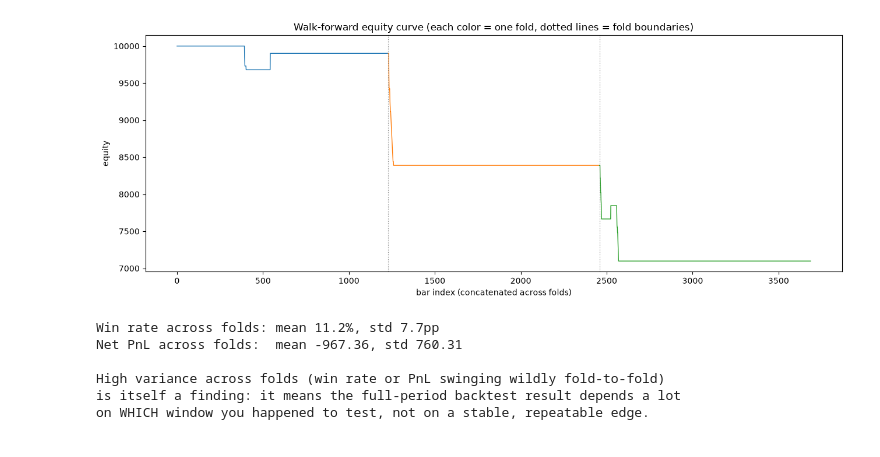
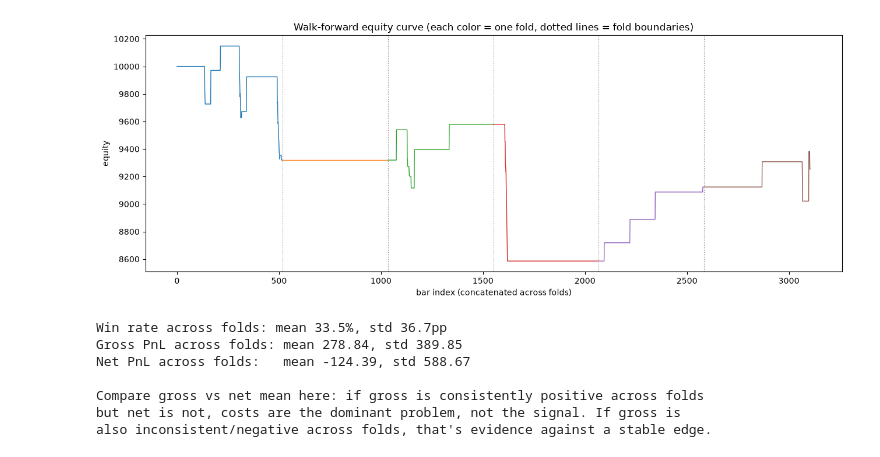
Before and after one commit to c-mk/tr, a Jupyter notebook: spread_backtest_analysis.ipynb, the cells around one changed output. Saved outputs shown, nothing was run; the diff lists cells and outputs as text; code cells hidden in the pictures.

```diff
--- a/spread_backtest_analysis.ipynb
+++ b/spread_backtest_analysis.ipynb
@@ -39,9 +40,9 @@ so the notebook still runs end-to-end for testing the mechanics.
 # %%
 data = load_price_data(
-    mt5_csv_path="USDJPYM1.csv",   # your real export, same folder as this notebook
+    mt5_csv_path="USDJPYM5.csv",
     hl_coin="xyz:JPY",
-    hl_interval="1m",
-    mt5_tz=None,   # set your broker's server timezone if known, e.g. "Etc/GMT-3"
+    hl_interval="5m",   # try "5m" or "15m" for a longer real backtest window
+    mt5_tz=None,
 )
 
 print(f"{len(data):,} aligned bars")
@@ -66,15 +65,14 @@ re-run until it looks better.
 # %%
 cfg = StrategyConfig(
-    entry_sigma=1.5,
+    entry_sigma=2.0,
     exit_sigma=0.0,
     stop_sigma_extra=1.0,
     risk_pct_per_trade=0.01,
-    max_drawdown_pct=0.15,          # <-- picked from risk tolerance, not tuned against results
+    max_drawdown_pct=0.10,
     order_type="market",
-    rolling=True,                   # rolling mu/sigma is more realistic than one static window
-    lookback_bars=2000,             # ~1 trading day of 1-min bars
+    rolling=True,
+    lookback_bars=500,     # ~1 day of 1-min bars -- shrink this if using a short real data window
     starting_equity=10_000.0,
-
 )
 cfg
 # %% [output]
@@ -173,8 +169,9 @@ should hold up reasonably across most folds — not just look good in one.
 # %%
-wf = walk_forward_test(data, cfg, n_folds=3, compound=True)
+wf = walk_forward_test(data, cfg, n_folds=6, compound=True)
 fold_stats = wf["fold_stats"]
 
 cols = ["fold", "fold_start", "fold_end", "trades", "win_rate_pct",
-        "total_net_pnl", "max_drawdown_pct", "sharpe", "sortino", "ending_equity"]
+        "total_gross_pnl", "total_commission", "total_net_pnl",
+        "max_drawdown_pct", "sharpe", "sortino", "ending_equity"]
 fold_stats[cols]
 # %% [output]
@@ -185,37 +185,37 @@ fold_stats[cols]
 # %%
 fig, ax = plt.subplots(figsize=(13, 5))
 
 offset = 0
 boundaries = []
 for bt in wf["backtesters"]:
     eq = bt.equity_df["equity"]
     x = range(offset, offset + len(eq))
     ax.plot(x, eq.values, linewidth=1)
     offset += len(eq)
     boundaries.append(offset)
 
 for b in boundaries[:-1]:
     ax.axvline(b, color="gray", linestyle=":", linewidth=0.8)
 
 ax.set_title("Walk-forward equity curve (each color = one fold, dotted lines = fold boundaries)")
 ax.set_xlabel("bar index (concatenated across folds)")
 ax.set_ylabel("equity")
 plt.tight_layout()
 plt.show()
 
-print(f"Win rate across folds: mean {fold_stats['win_rate_pct'].mean():.1f}%, "
-      f"std {fold_stats['win_rate_pct'].std():.1f}pp")
-print(f"Net PnL across folds:  mean {fold_stats['total_net_pnl'].mean():.2f}, "
-      f"std {fold_stats['total_net_pnl'].std():.2f}")
+print(f"Win rate across folds: mean {fold_stats['win_rate_pct'].mean():.1f}%, std {fold_stats['win_rate_pct'].std():.1f}pp")
+print(f"Gross PnL across folds: mean {fold_stats['total_gross_pnl'].mean():.2f}, std {fold_stats['total_gross_pnl'].std():.2f}")
+print(f"Net PnL across folds:   mean {fold_stats['total_net_pnl'].mean():.2f}, std {fold_stats['total_net_pnl'].std():.2f}")
 print()
-print("High variance across folds (win rate or PnL swinging wildly fold-to-fold)")
-print("is itself a finding: it means the full-period backtest result depends a lot")
-print("on WHICH window you happened to test, not on a stable, repeatable edge.")
+print("Compare gross vs net mean here: if gross is consistently positive across folds")
+print("but net is not, costs are the dominant problem, not the signal. If gross is")
+print("also inconsistent/negative across folds, that's evidence against a stable edge.")
 # %% [output]
-[figure, old version]
+[figure, new version]
-Win rate across folds: mean 11.2%, std 7.7pp
-Net PnL across folds:  mean -967.36, std 760.31
+Win rate across folds: mean 33.5%, std 36.7pp
+Gross PnL across folds: mean 278.84, std 389.85
+Net PnL across folds:   mean -124.39, std 588.67
 
-High variance across folds (win rate or PnL swinging wildly fold-to-fold)
-is itself a finding: it means the full-period backtest result depends a lot
-on WHICH window you happened to test, not on a stable, repeatable edge.
+Compare gross vs net mean here: if gross is consistently positive across folds
+but net is not, costs are the dominant problem, not the signal. If gross is
+also inconsistent/negative across folds, that's evidence against a stable edge.
```
Also changed, not shown: parts of 18 cells of this notebook, 3 other files.
